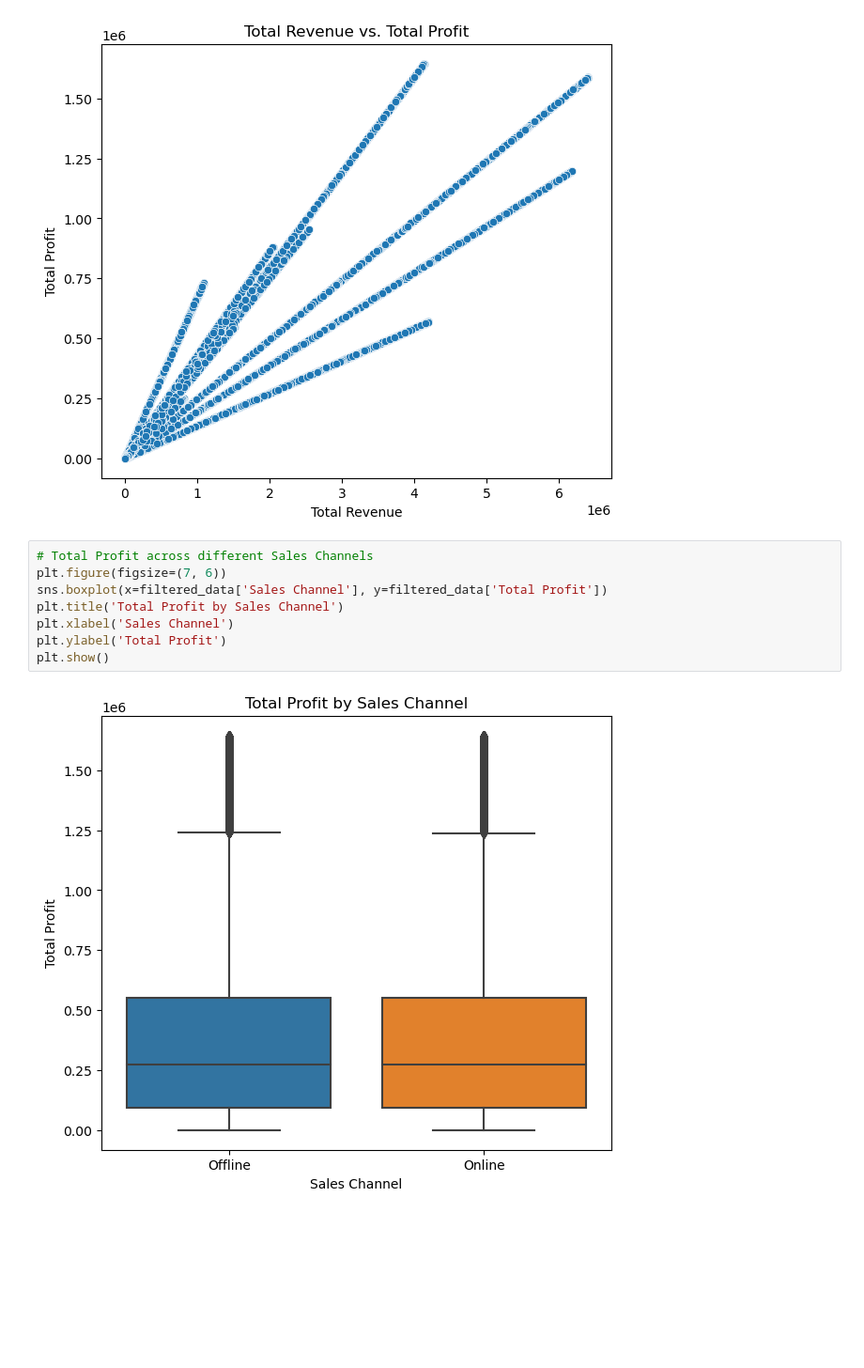
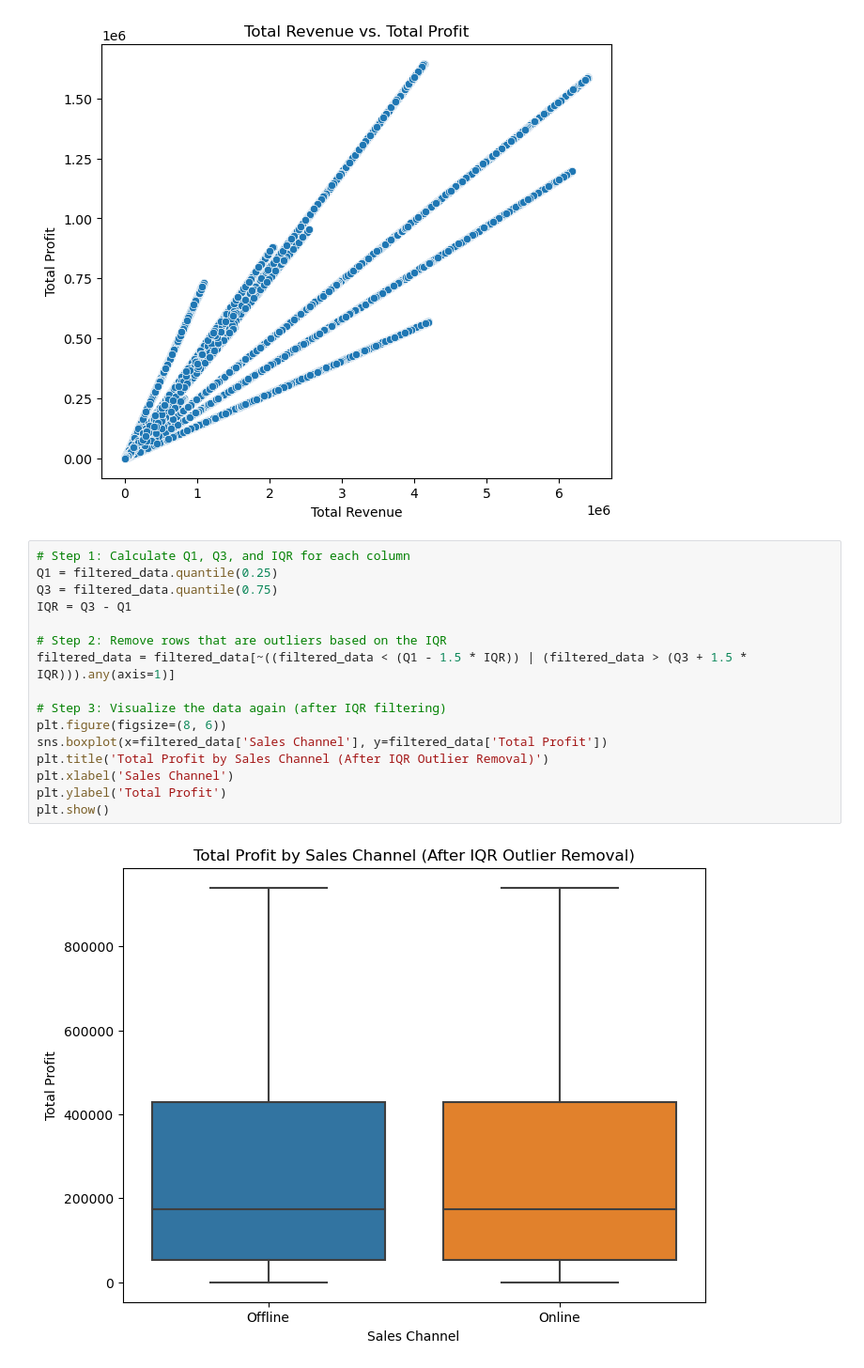
Before and after one commit to Udityanshu/Sales-Prediction, a Jupyter notebook: Sales_Profit_Classification_Model.ipynb, the cells around one changed output. Shown at 94% size. Cells and saved outputs as stored; diff of their text form; blank space fills up the shorter version.

```diff
--- a/Sales_Profit_Classification_Model.ipynb
+++ b/Sales_Profit_Classification_Model.ipynb
@@ -392,15 +392,23 @@ plt.show()
 # %% [output]
 [figure]
 # %%
-# Total Profit across different Sales Channels
-plt.figure(figsize=(7, 6))
+# Step 1: Calculate Q1, Q3, and IQR for each column
+Q1 = filtered_data.quantile(0.25)
+Q3 = filtered_data.quantile(0.75)
+IQR = Q3 - Q1
+
+# Step 2: Remove rows that are outliers based on the IQR
+filtered_data = filtered_data[~((filtered_data < (Q1 - 1.5 * IQR)) | (filtered_data > (Q3 + 1.5 * IQR))).any(axis=1)]
+
+# Step 3: Visualize the data again (after IQR filtering)
+plt.figure(figsize=(8, 6))
 sns.boxplot(x=filtered_data['Sales Channel'], y=filtered_data['Total Profit'])
-plt.title('Total Profit by Sales Channel')
+plt.title('Total Profit by Sales Channel (After IQR Outlier Removal)')
 plt.xlabel('Sales Channel')
 plt.ylabel('Total Profit')
 plt.show()
 # %% [output]
-[figure, old version]
+[figure, new version]
 # %%
 # Pairplots - To visualize the pairwise relationships between multiple numerical variables simultaneously.
 sns.pairplot(filtered_data[['Total Revenue', 'Total Profit', 'Units Sold', 'Unit Price']])
```
Also changed, not shown: parts of 14 cells of this notebook.
